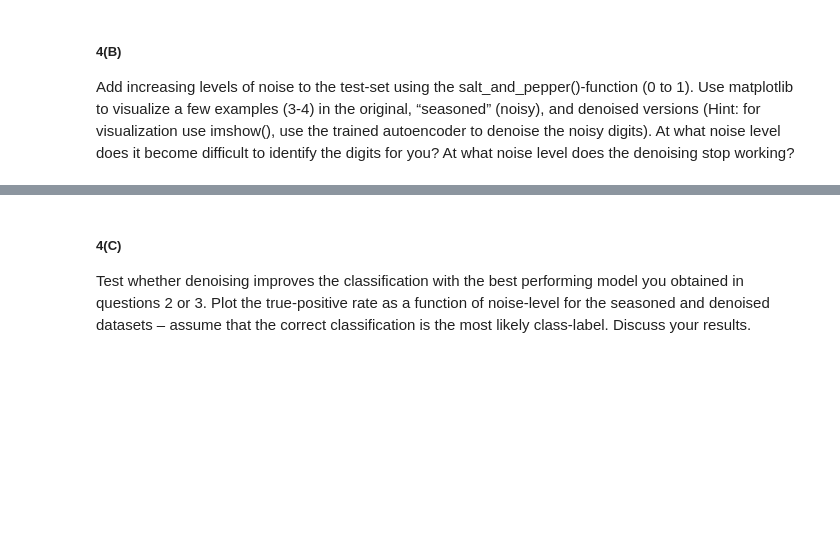
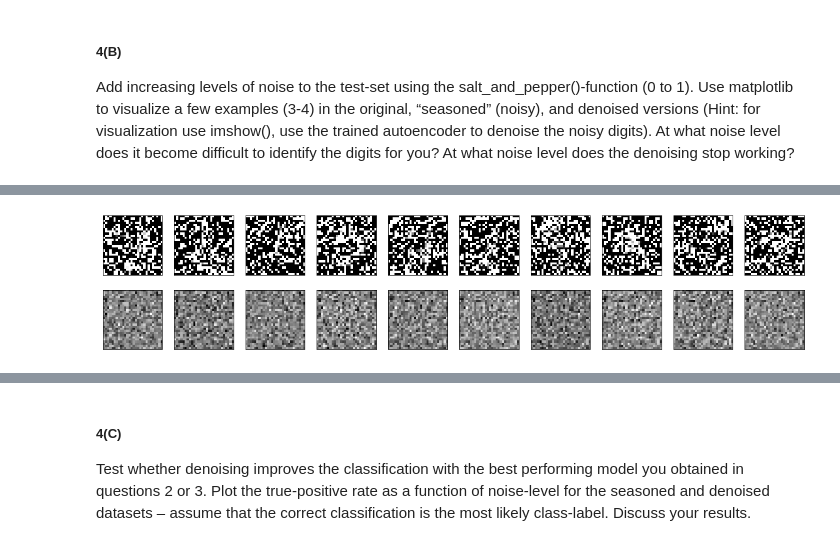
Before and after one commit to LeniaMalki/DataScienceAndAI, a Jupyter notebook: 6.Neural networks/Assignment 6 Answers.ipynb, the cells around one changed output, grey strips where cells are left out. Saved outputs shown, nothing was run; the diff lists cells and outputs as text; code cells hidden in the pictures; blank space fills up the shorter version.

```diff
--- a/6.Neural networks/Assignment 6 Answers.ipynb
+++ b/6.Neural networks/Assignment 6 Answers.ipynb
@@ -403,0 +487,6 @@ does the denoising stop working?
+# %%
+#Noise = 0.7
+flattened_x_test_seasoneed_7 = salt_and_pepper(flattened_x_test, noise_level=0.7)
+visualize(flattened_x_test_seasoneed_7)
+# %% [output]
+[figure, added]
```
Also changed, not shown: parts of 11 cells of this notebook.
